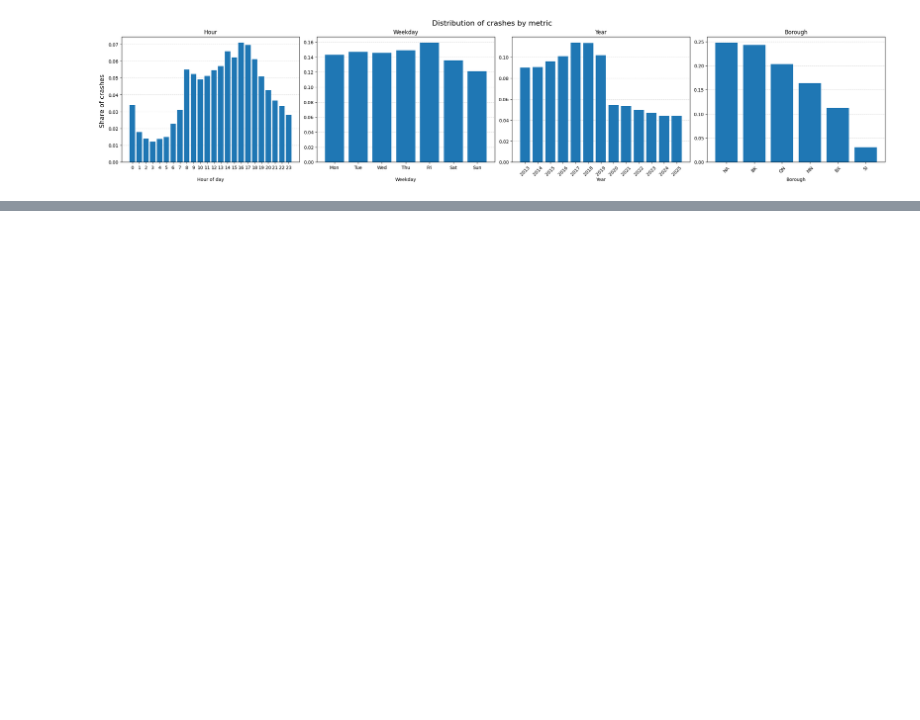
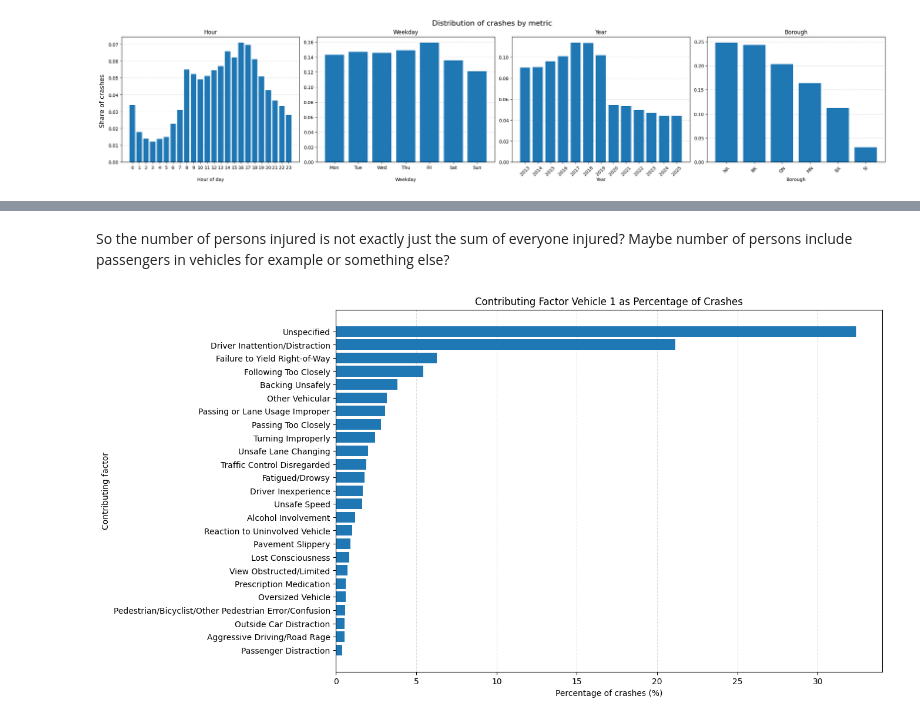
Before and after one commit to Melf-M/Final_project, a Jupyter notebook: cleanup.ipynb, the cells around one changed output, grey strips where cells are left out. Cells and saved outputs as stored; diff of their text form; code cells hidden in the pictures; blank space fills up the shorter version.

```diff
--- a/cleanup.ipynb
+++ b/cleanup.ipynb
@@ -236,0 +432,29 @@ plt.show()
+# %% [markdown]
+So the number of persons injured is not exactly just the sum of everyone injured? Maybe number of persons include passengers in vehicles for example or something else?
+# %%
+# Fill missing values
+df_clean["CONTRIBUTING FACTOR VEHICLE 1"] = (
+    df_clean["CONTRIBUTING FACTOR VEHICLE 1"]
+    .fillna("Unspecified")
+)
+
+# Percentage distribution
+factor_pct = (
+    df_clean["CONTRIBUTING FACTOR VEHICLE 1"]
+    .value_counts(normalize=True)
+    .mul(100)
+    .head(25)
+    .sort_values()
+)
+
+# Plot
+plt.figure(figsize=(12, 8))
+plt.barh(factor_pct.index, factor_pct.values)
+plt.xlabel("Percentage of crashes (%)")
+plt.ylabel("Contributing factor")
+plt.title("Contributing Factor Vehicle 1 as Percentage of Crashes")
+plt.grid(True, axis="x", linestyle="--", alpha=0.4)
+plt.gca().set_axisbelow(True)
+plt.show()
+# %% [output]
+[figure, added]
```
Also changed, not shown: parts of 20 cells of this notebook.
